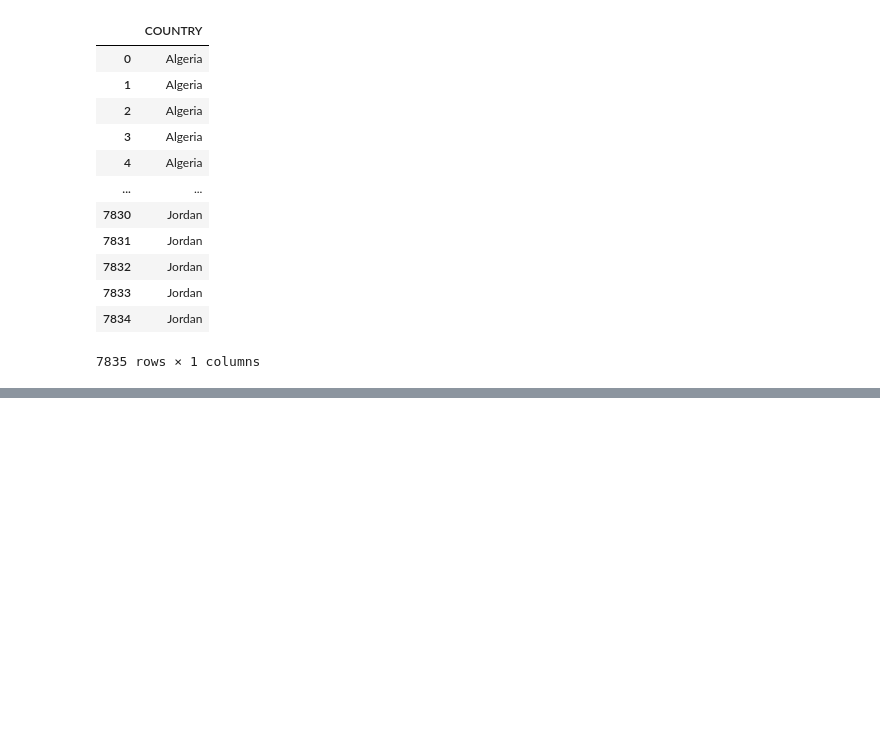
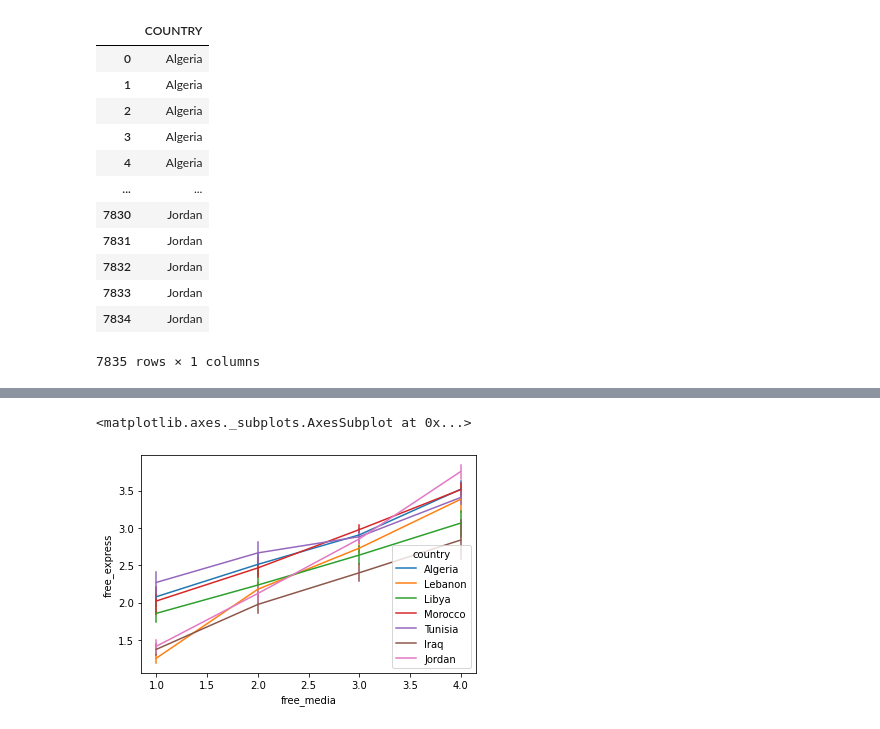
Before and after one commit to Atiwat-R/arab_barometer_data_analysis, a Jupyter notebook: Area_Studies.ipynb, the cells around one changed output, grey strips where cells are left out. Saved outputs shown, nothing was run; the diff lists cells and outputs as text; code cells hidden in the pictures; blank space fills up the shorter version.

```diff
--- a/Area_Studies.ipynb
+++ b/Area_Studies.ipynb
@@ -56,0 +182,7 @@ df[['COUNTRY']]
+# %%
+# Let's see more details in regards to each country.
+
+sns.lineplot(data=free_df, x="free_media", y="free_express", hue="country", err_style="bars")
+# %% [output]
+<matplotlib.axes._subplots.AxesSubplot at 0x...>
+[figure, added]
```
Also changed, not shown: parts of 11 cells of this notebook.
